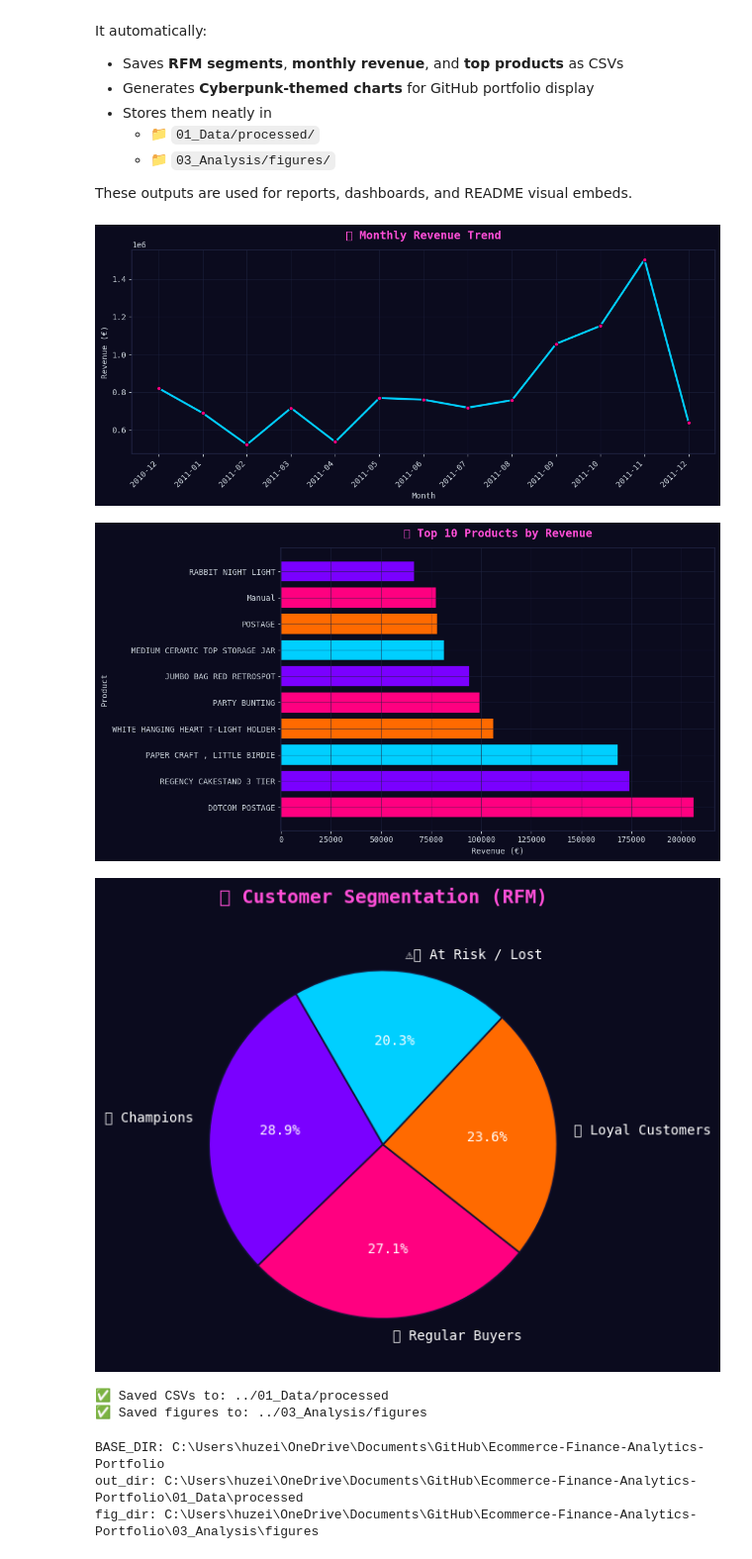
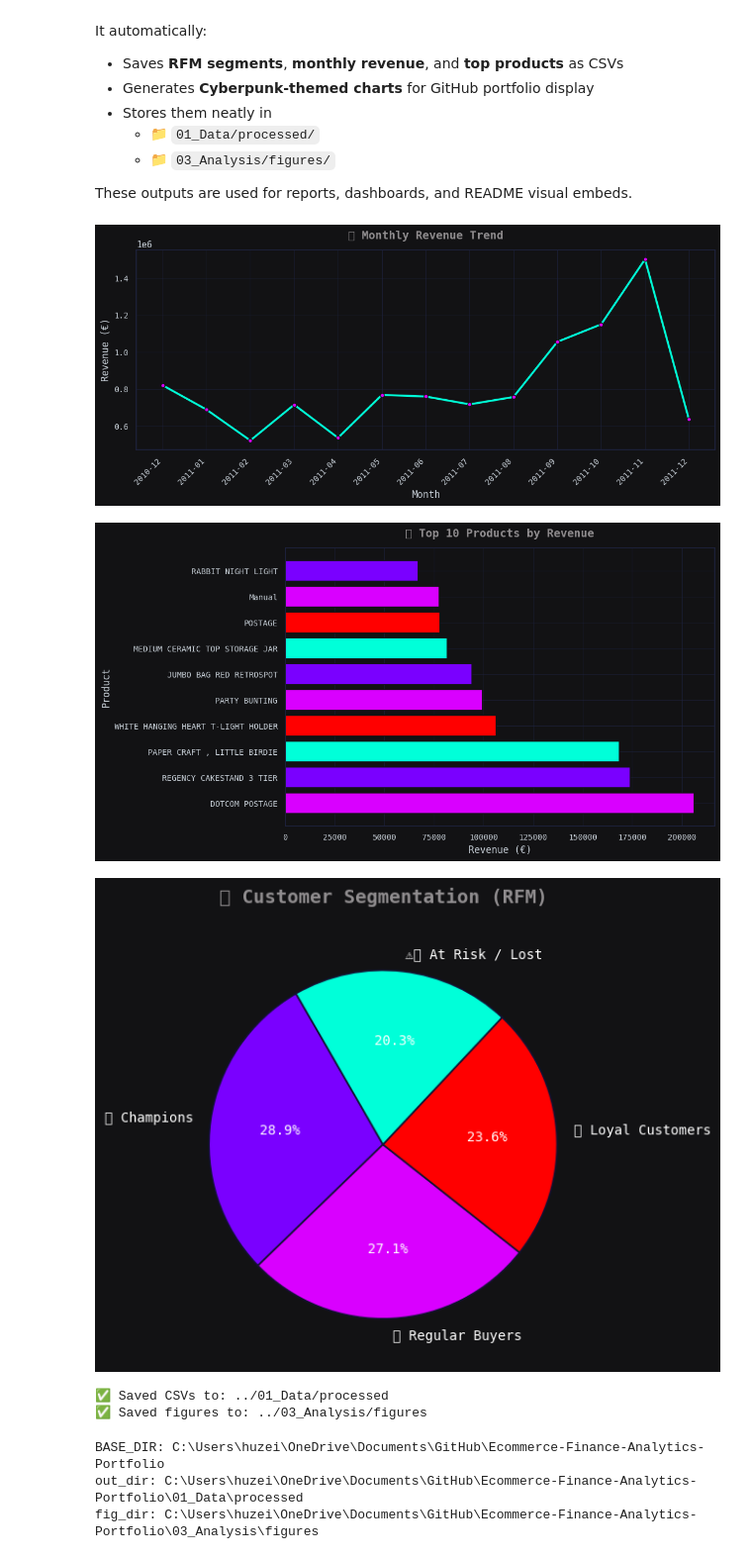
Before and after one commit to HuzeifKhan/Ecommerce-Finance-Analytics-Portfolio, a Jupyter notebook: 03_Analysis/ecommerce_analysis.ipynb, the cells around one changed output. Shown at 99% size. Saved outputs shown, nothing was run; the diff lists cells and outputs as text; code cells hidden in the pictures.

```diff
--- a/03_Analysis/ecommerce_analysis.ipynb
+++ b/03_Analysis/ecommerce_analysis.ipynb
@@ -478,13 +478,13 @@ top_products.to_csv(os.path.join(out_dir, "top_products.csv"), index=False)
 # =========================
 plt.style.use('dark_background')
 
-BG      = "#0B0B1E"   # deep navy background
+BG      = "#121214"   # deep navy background
 GRID    = "#1F2340"   # subtle grid
 AX      = "#C9D1D9"   # axis/label text color
-TITLE   = "#FF4FD8"   # magenta title
-CYAN    = "#00CFFF"
-PINK    = "#FF0080"
-ORANGE  = "#FF6A00"
+TITLE   = "#908D8F"   # magenta title
+CYAN    = "#00FFD9"
+PINK    = "#D900FF"
+ORANGE  = "#FF0000"
 PURPLE  = "#7A00FF"
 
 NEON_PALETTE = [PURPLE, PINK, ORANGE, CYAN]
@@ -537,36 +537,36 @@ ax.set_xlabel('Revenue (€)', color=AX)
 ax.set_ylabel('Product', color=AX)
 ax.invert_yaxis()  # highest at top
 plt.tight_layout()
 plt.savefig(os.path.join(fig_dir, "top_products.png"), dpi=150, facecolor=BG)
 plt.show()
 
 # =========================
 # 3) RFM Segments (Full Pie)
 # =========================
 fig, ax = plt.subplots(figsize=(6.5,6.5), facecolor=BG)
 ax.set_facecolor(BG)
 
 wedges, texts, autotexts = ax.pie(
     segment_summary['Customers'],
     labels=segment_summary['Segment'],
     autopct='%1.1f%%',
     startangle=120,
     colors=NEON_PALETTE,
     textprops={'color':'white', 'fontsize':10},
     wedgeprops=dict(edgecolor="#121232", linewidth=1.2)
 )
 
 ax.set_title('🧠 Customer Segmentation (RFM)', color=TITLE, fontsize=14, fontweight='bold', pad=18)
 plt.tight_layout()
 plt.savefig(os.path.join(fig_dir, "rfm_segments.png"), dpi=150, facecolor=BG)
 plt.show()
 
 print("✅ Saved CSVs to:", out_dir)
 print("✅ Saved figures to:", fig_dir)
 # %% [output]
-[figure, old version]
+[figure, new version]
-[figure, old version]
+[figure, new version]
-[figure, old version]
+[figure, new version]
 ✅ Saved CSVs to: ../01_Data/processed
 ✅ Saved figures to: ../03_Analysis/figures
 # %%
```
Also changed, not shown: parts of 25 cells of this notebook, 3 other files.
